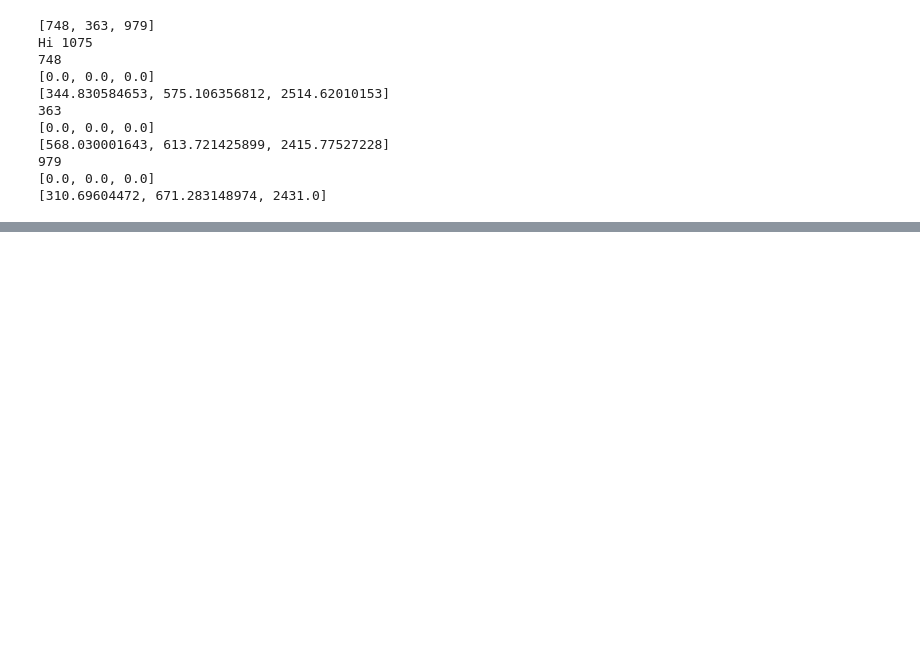
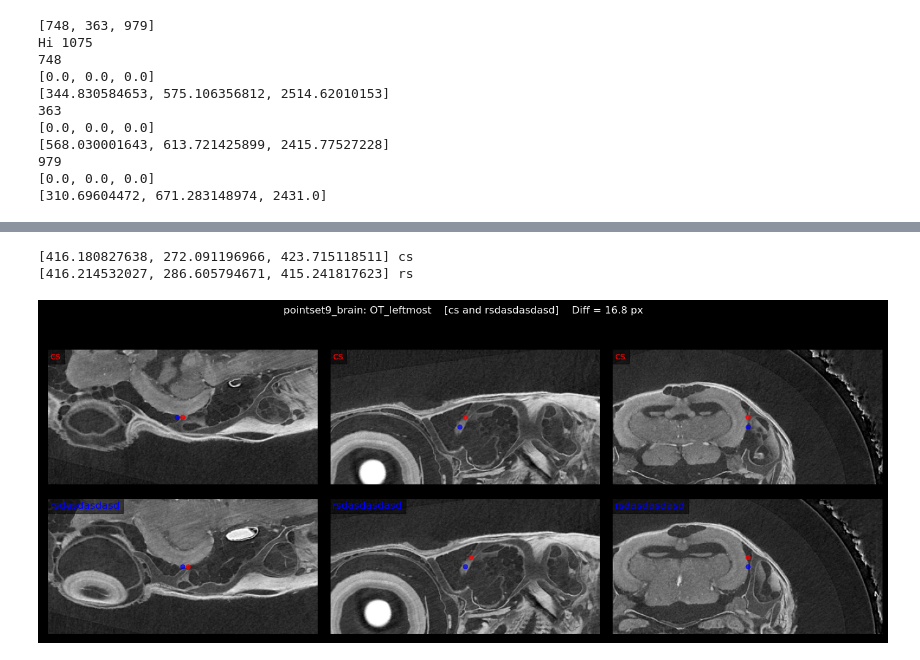
Before and after one commit to axruff/Medaka, a Jupyter notebook: LandmarksVisualize.ipynb, the cells around one changed output, grey strips where cells are left out. Drawn from its saved outputs; the diff is of its cells as text; code cells hidden in the pictures; blank space fills up the shorter version.

```diff
--- a/LandmarksVisualize.ipynb
+++ b/LandmarksVisualize.ipynb
@@ -294,0 +336,3 @@ Hi 1075
+# %%
+i = 506
+top_df.loc[i]
@@ -294,0 +348,25 @@ Hi 1075
+# %%
+
+sample = top_df.loc[i]['sample']
+pointset = top_df.loc[i]['point_set']
+name1 = top_df.loc[i]['name1']
+name2 = top_df.loc[i]['name2']
+landmark = top_df.loc[i]['landmark']
+# %%
+volumes_path = Path('z:\\tomo\\ershov\\medaka\\workshop_landmarks\\data\\')
+
+sitk_image = sitk.ReadImage(volumes_path / f'{sample}.tif')
+im = sitk.GetArrayViewFromImage(sitk_image)
+# %%
+fname1 = f"{sample}_{pointset}_{name1}.mps"
+fname2 = f"{sample}_{pointset}_{name2}.mps"
+#print(f"{df_pointset.loc[i]['sample']}_{df_pointset.loc[i]['point_set']}_{df_pointset.loc[i]['name']}.mps")
+
+x,y,z = get_landmark_coords_from_table(res_df, sample, pointset, landmark, name1)
+print([x,y,z], name1)
+
+x2,y2,z2 = get_landmark_coords_from_table(res_df, sample, pointset, landmark, name2)
+print([x2,y2,z2], name2)
+# %% [output]
+[416.180827638, 272.091196966, 423.715118511] cs
+[416.214532027, 286.605794671, 415.241817623] rs
@@ -294,0 +545,4 @@ Hi 1075
+# %%
+make_landmarks_comparison_figure_centered(im, [x,y,z], [x2,y2,z2], f'{pointset}: {landmark}', name1, name2)
+# %% [output]
+[figure, added]
```
Also changed, not shown: parts of 10 cells of this notebook.
